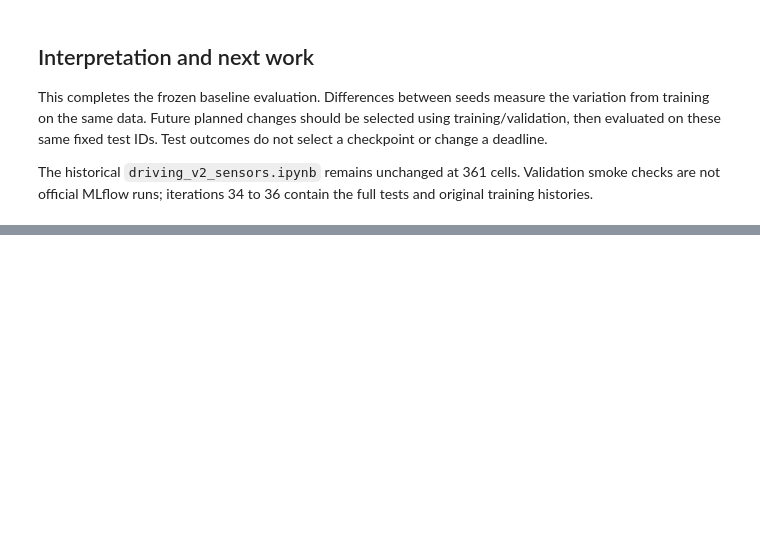
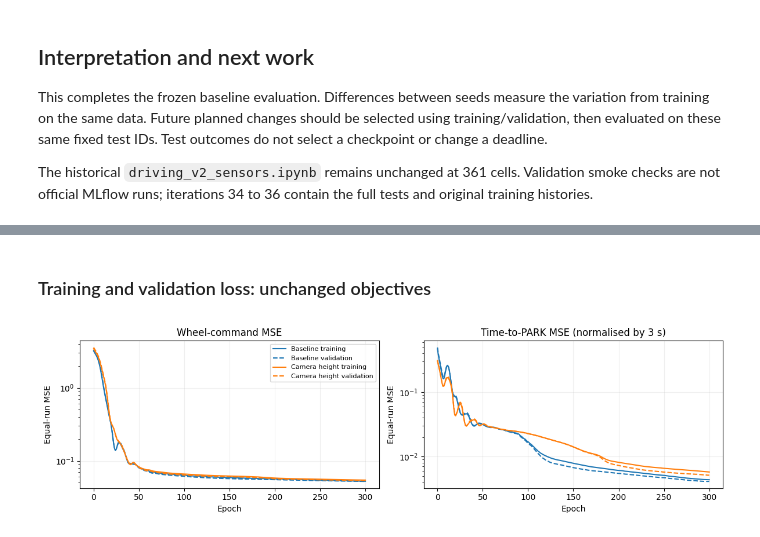
Before and after one commit to NatMota/mlai-vnc, a Jupyter notebook: v2_sensors/driving_v2/golden_dataset.ipynb, the cells around one changed output, grey strips where cells are left out. Cells and saved outputs as stored; diff of their text form; code cells hidden in the pictures; blank space fills up the shorter version.

Commit message:
Add camera height to driving; six-case parking median improves to 23 cm

```diff
--- a/v2_sensors/driving_v2/golden_dataset.ipynb
+++ b/v2_sensors/driving_v2/golden_dataset.ipynb
@@ -423,0 +440,13 @@ The historical `driving_v2_sensors.ipynb` remains unchanged at 361 cells. Valida
+# %%
+H = Path('../arm/results/driving_height17')
+height_config = json.loads((H/'config.json').read_text())
+height_training = json.loads((H/'models/summary.json').read_text())
+height_checks = json.loads((H/'checks.json').read_text())
+assert height_checks['arm_checkpoint_unchanged'] and height_checks['old_input_scaling_unchanged']
+display(pd.DataFrame(height_config['cases']).rename(columns={'dot':'validation_target'}))
+print('Driving: 17 -> 16 -> 16; seed 7; selected epoch', height_training['driving']['selected_epoch'])
+print('Reaching: existing seed-7 checkpoint unchanged. No test trajectories opened.')
+print('Training including loading: %.2f s; optimiser/export stage: %.2f s' % (height_training['elapsed_s'], height_training['driving']['elapsed_s']))
+print('Twelve full simulations: %.2f s' % json.loads((H/'results/completion.json').read_text())['elapsed_s'])
+print('Checks:', height_checks['height_input_check'])
+print('Baseline replay:', height_checks['baseline_dot506_parity'])
@@ -423,0 +467,15 @@ The historical `driving_v2_sensors.ipynb` remains unchanged at 361 cells. Valida
+# %% [markdown]
+### Training and validation loss: unchanged objectives
+# %%
+fig, axes = plt.subplots(1, 2, figsize=(12, 3.5))
+for label, directory, colour in [('Baseline', MODELS, 'tab:blue'), ('Camera height', H/'models', 'tab:orange')]:
+    history = pd.DataFrame(json.loads((directory/'driving_seed7_history.json').read_text()))
+    for axis, field, title in zip(axes, ['command', 'aux'], ['Wheel-command MSE', 'Time-to-PARK MSE (normalised by 3 s)']):
+        axis.plot(history.epoch, history['train_'+field], color=colour, label=label+' training')
+        axis.plot(history.epoch, history['val_'+field], color=colour, linestyle='--', label=label+' validation')
+        axis.set(xlabel='Epoch', ylabel='Equal-run MSE', title=title, yscale='log')
+        axis.grid(alpha=.2)
+axes[0].legend(fontsize=8)
+fig.tight_layout(); plt.show()
+# %% [output]
+[figure, added]
```
Also changed, not shown: parts of 9 cells of this notebook, 33 other files.
